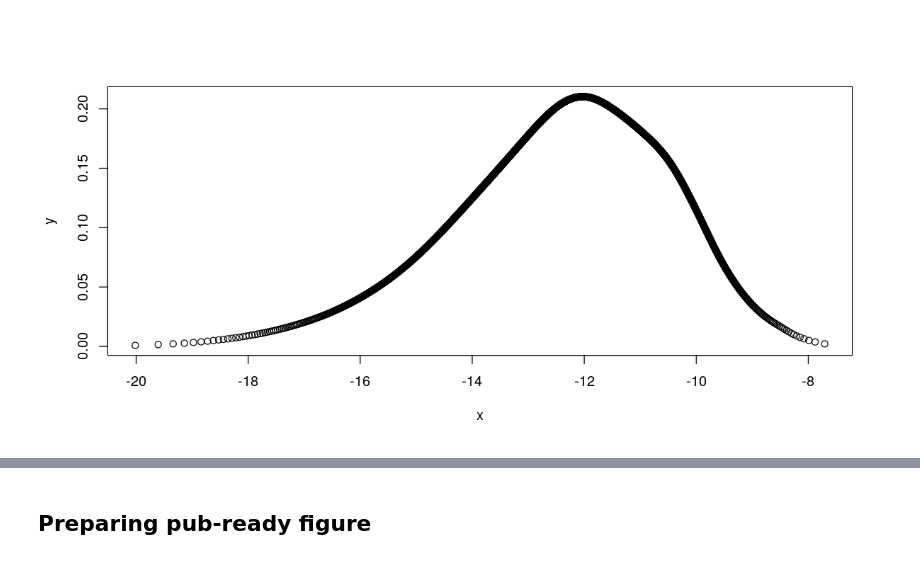
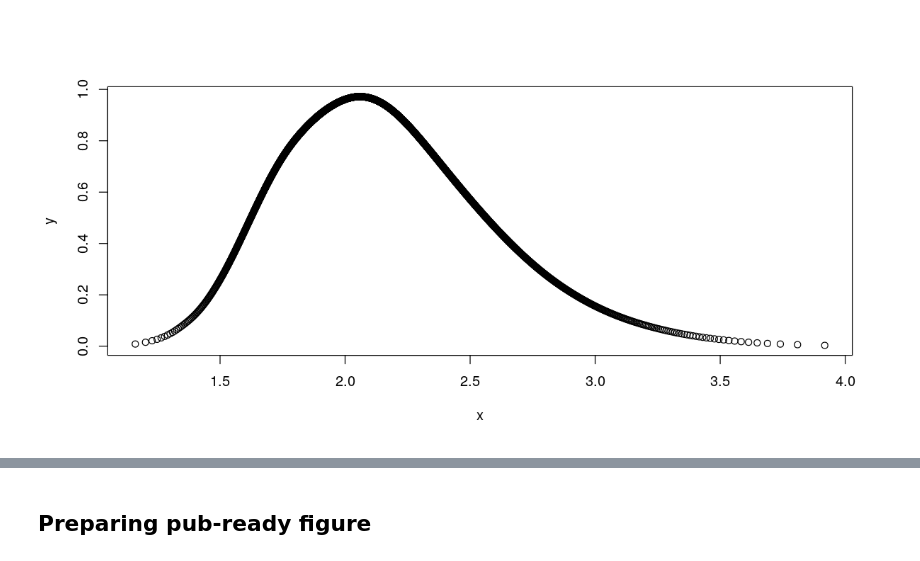
Before and after one commit to maxbiostat/FMDV_AMERICA, a Jupyter notebook: CODE/notebooks/BNPR_analysis_covariates.ipynb, the cells around one changed output, grey strips where cells are left out. Drawn from its saved outputs; the diff is of its cells as text; code cells hidden in the pictures.

```diff
--- a/CODE/notebooks/BNPR_analysis_covariates.ipynb
+++ b/CODE/notebooks/BNPR_analysis_covariates.ipynb
@@ -60,11 +18,15 @@ curve(case_fn, 0, 80)
 # %%
 get_reconstructions_cov <- function(tree){
     out <- list(
-        naive = phylodyn::BNPR(data = tree, lengthout = 100, pc_prior = TRUE),
-        preferential = phylodyn::BNPR_PS(data = tree, lengthout = 100, pc_prior = TRUE),
+        naive = phylodyn::BNPR(data = tree, lengthout = 100, pc_prior = FALSE),
+        preferential = phylodyn::BNPR_PS(data = tree, lengthout = 100, pc_prior = FALSE),
         preferential_cov = phylodyn::BNPR_PS(data = tree,
-                                         fns = list(f1 = function(t) t),
-                                             lengthout = 100, pc_prior = TRUE)
+                                         fns = list(f1 = function(t) -t),
+                                             lengthout = 100, pc_prior = FALSE, log_fns = FALSE),
+        preferential_cov_sq = phylodyn::BNPR_PS(data = tree,
+                                         fns = list(f1 = function(t) -t, f2 = function(t) -t*t),
+                                             lengthout = 100, pc_prior = FALSE, log_fns = FALSE)
+
     )
     return(out)
 }
@@ -203,4 +187,4 @@ Posterior marginals for linear predictor and fitted values computed
 # %%
-plot(INLA::inla.tmarginal(function(x) x, reconstructions.A[[1]]$preferential_cov$result$marginals.fixed[[2]]) )
+plot(INLA::inla.tmarginal(function(x) x, reconstructions.A[[1]]$preferential_cov_sq$result$marginals.fixed[[2]]) )
 # %% [output]
-[figure, old version]
+[figure, new version]
```
Also changed, not shown: parts of 37 cells of this notebook, 4 other files.
